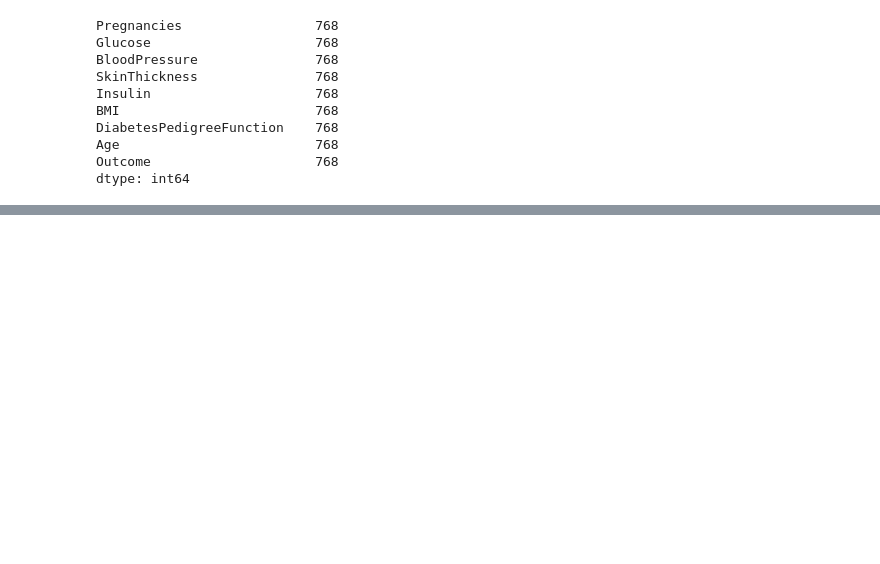
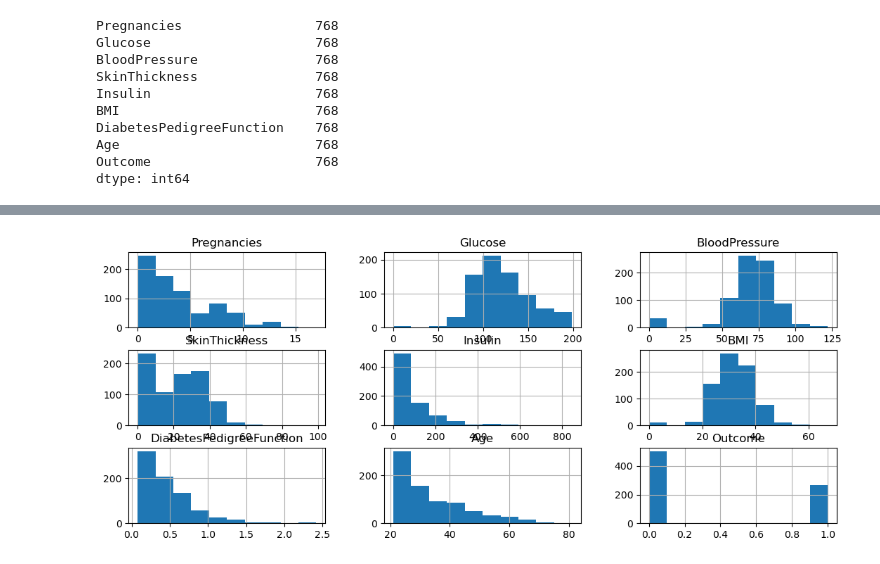
Before and after one commit to n495t4r/Primo, a Jupyter notebook: ML/iris.ipynb, the cells around one changed output, grey strips where cells are left out. Cells and saved outputs as stored; diff of their text form; code cells hidden in the pictures; blank space fills up the shorter version.

```diff
--- a/ML/iris.ipynb
+++ b/ML/iris.ipynb
@@ -91,0 +124,7 @@ diabetes_data.corr(method='pearson')
+# %%
+# resize the figure, (x-axis, y-axis)
+
+diabetes_data.hist(figsize=(13,5))
+plt.show()
+# %% [output]
+[figure, added]
```
Also changed, not shown: parts of 14 cells of this notebook.
